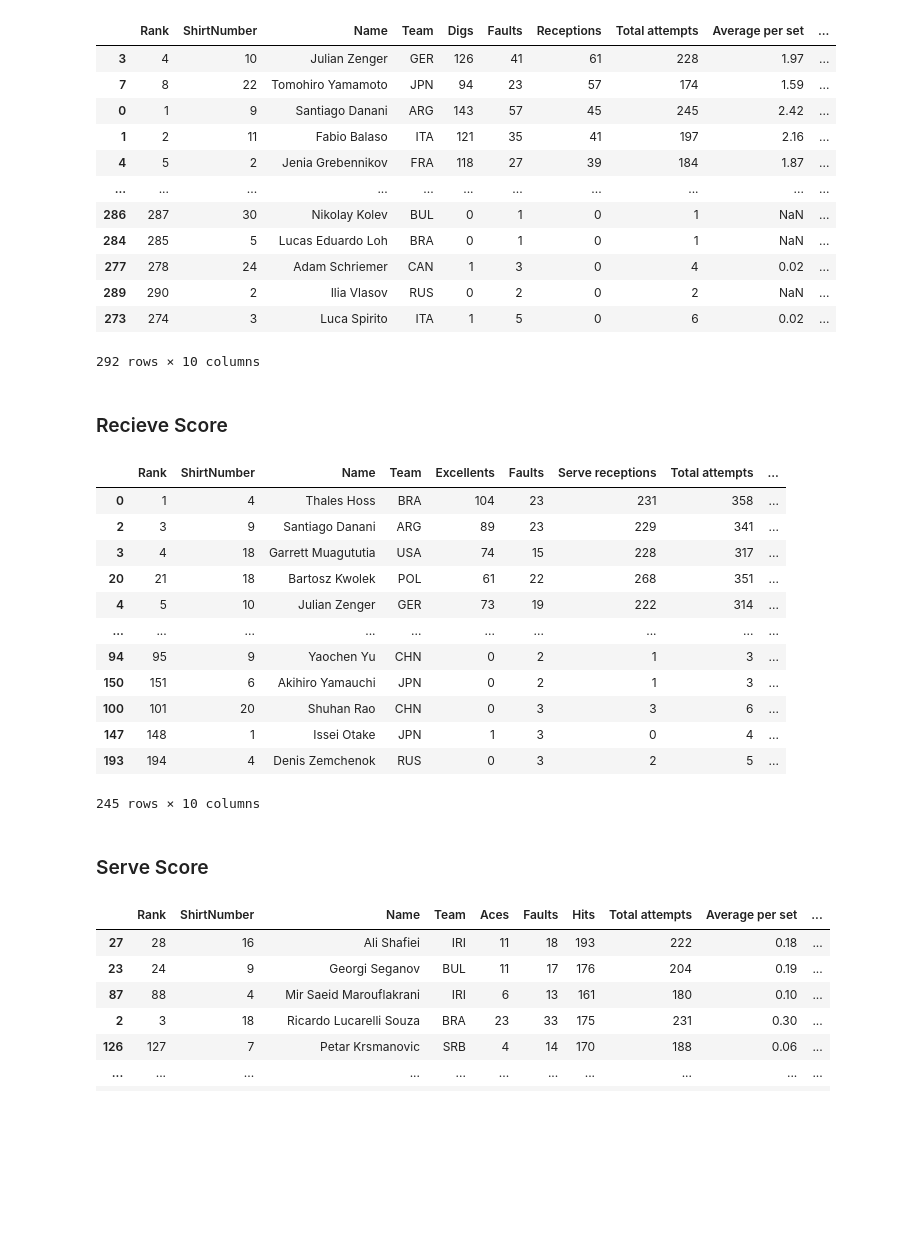
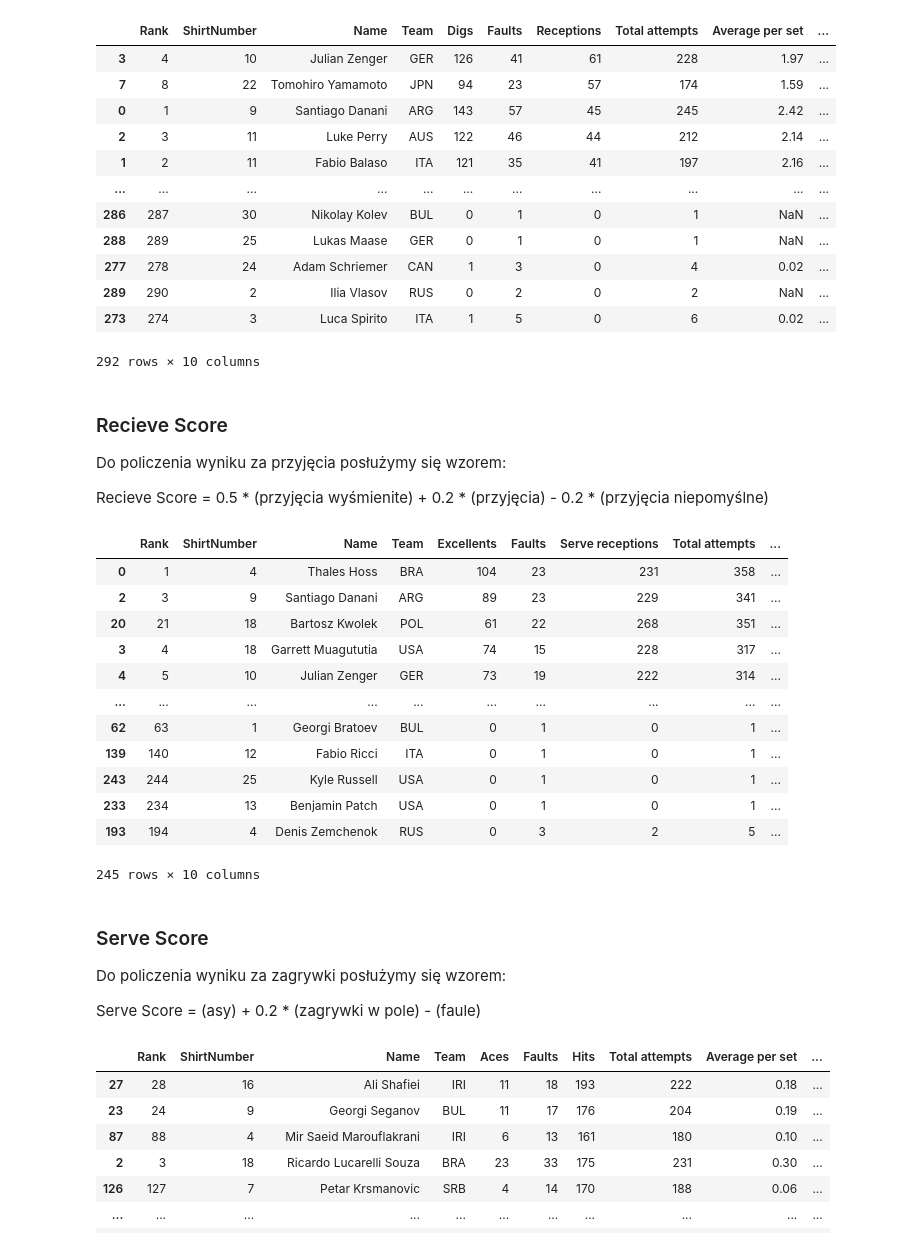
Before and after one commit to abryb/volleyball-score, a Jupyter notebook: voll_score.ipynb, the cells around one changed output. Cells and saved outputs as stored; diff of their text form; code cells hidden in the pictures; blank space fills up the shorter version.

```diff
--- a/voll_score.ipynb
+++ b/voll_score.ipynb
@@ -59,6 +100,6 @@ men_best_blockers.sort_values(by=['Block Score'], ascending=False)
 # %%
 def dig_score(row):
-    return 0.25 * row['Digs']  + 0.5 * row['Receptions'] - 0.2 * row["Faults"]
+    return 1.0 * row['Receptions']  + 0.3 * row['Digs']  - 0.3 * row["Faults"]
 
 men_best_diggers['Dig Score'] = men_best_diggers.apply(dig_score, axis=1)
 
@@ -68,40 +109,48 @@ men_best_diggers.sort_values(by=['Dig Score'], ascending=False)
 | 3 | 4 | 10 | Julian Zenger | GER | 126 | 41 | 61 | 228 | 1.97 | ... |
 | 7 | 8 | 22 | Tomohiro Yamamoto | JPN | 94 | 23 | 57 | 174 | 1.59 | ... |
 | 0 | 1 | 9 | Santiago Danani | ARG | 143 | 57 | 45 | 245 | 2.42 | ... |
+| 2 | 3 | 11 | Luke Perry | AUS | 122 | 46 | 44 | 212 | 2.14 | ... |
 | 1 | 2 | 11 | Fabio Balaso | ITA | 121 | 35 | 41 | 197 | 2.16 | ... |
-| 4 | 5 | 2 | Jenia Grebennikov | FRA | 118 | 27 | 39 | 184 | 1.87 | ... |
 | ... | ... | ... | ... | ... | ... | ... | ... | ... | ... | ... |
 | 286 | 287 | 30 | Nikolay Kolev | BUL | 0 | 1 | 0 | 1 | NaN | ... |
-| 284 | 285 | 5 | Lucas Eduardo Loh | BRA | 0 | 1 | 0 | 1 | NaN | ... |
+| 288 | 289 | 25 | Lukas Maase | GER | 0 | 1 | 0 | 1 | NaN | ... |
 | 277 | 278 | 24 | Adam Schriemer | CAN | 1 | 3 | 0 | 4 | 0.02 | ... |
 | 289 | 290 | 2 | Ilia Vlasov | RUS | 0 | 2 | 0 | 2 | NaN | ... |
 | 273 | 274 | 3 | Luca Spirito | ITA | 1 | 5 | 0 | 6 | 0.02 | ... |
 292 rows × 10 columns
 # %% [markdown]
 ### Recieve Score
+
+Do policzenia wyniku za przyjęcia posłużymy się wzorem:
+
+Recieve Score = 0.5 * (przyjęcia wyśmienite) + 0.2 * (przyjęcia) - 0.2 * (przyjęcia niepomyślne)
 # %%
 def recieve_score(row):
-    return 0.4 * row['Excellents'] + 0.2 * row['Serve receptions'] - 0.5 * row["Faults"]
+    return 0.5 * row['Excellents'] + 0.2 * row['Serve receptions'] - 0.2 * row["Faults"]
 
 men_best_recievers['Recieve Score'] = men_best_recievers.apply(recieve_score , axis=1)
 
 men_best_recievers.sort_values(by=['Recieve Score'], ascending=False)
 # %% [output]
 |  | Rank | ShirtNumber | Name | Team | Excellents | Faults | Serve receptions | Total attempts | ... |
 | 0 | 1 | 4 | Thales Hoss | BRA | 104 | 23 | 231 | 358 | ... |
 | 2 | 3 | 9 | Santiago Danani | ARG | 89 | 23 | 229 | 341 | ... |
+| 20 | 21 | 18 | Bartosz Kwolek | POL | 61 | 22 | 268 | 351 | ... |
 | 3 | 4 | 18 | Garrett Muagututia | USA | 74 | 15 | 228 | 317 | ... |
-| 20 | 21 | 18 | Bartosz Kwolek | POL | 61 | 22 | 268 | 351 | ... |
 | 4 | 5 | 10 | Julian Zenger | GER | 73 | 19 | 222 | 314 | ... |
 | ... | ... | ... | ... | ... | ... | ... | ... | ... | ... |
-| 94 | 95 | 9 | Yaochen Yu | CHN | 0 | 2 | 1 | 3 | ... |
-| 150 | 151 | 6 | Akihiro Yamauchi | JPN | 0 | 2 | 1 | 3 | ... |
-| 100 | 101 | 20 | Shuhan Rao | CHN | 0 | 3 | 3 | 6 | ... |
-| 147 | 148 | 1 | Issei Otake | JPN | 1 | 3 | 0 | 4 | ... |
+| 62 | 63 | 1 | Georgi Bratoev | BUL | 0 | 1 | 0 | 1 | ... |
+| 139 | 140 | 12 | Fabio Ricci | ITA | 0 | 1 | 0 | 1 | ... |
+| 243 | 244 | 25 | Kyle Russell | USA | 0 | 1 | 0 | 1 | ... |
+| 233 | 234 | 13 | Benjamin Patch | USA | 0 | 1 | 0 | 1 | ... |
 | 193 | 194 | 4 | Denis Zemchenok | RUS | 0 | 3 | 2 | 5 | ... |
 245 rows × 10 columns
 # %% [markdown]
 ### Serve Score
+
+Do policzenia wyniku za zagrywki posłużymy się wzorem:
+
+Serve Score = (asy) + 0.2 * (zagrywki w pole) - (faule)
 # %%
 def serve_score(row):
     return row['Aces'] + 0.2 * row['Hits'] - row["Faults"]
```
Also changed, not shown: parts of 15 cells of this notebook.
